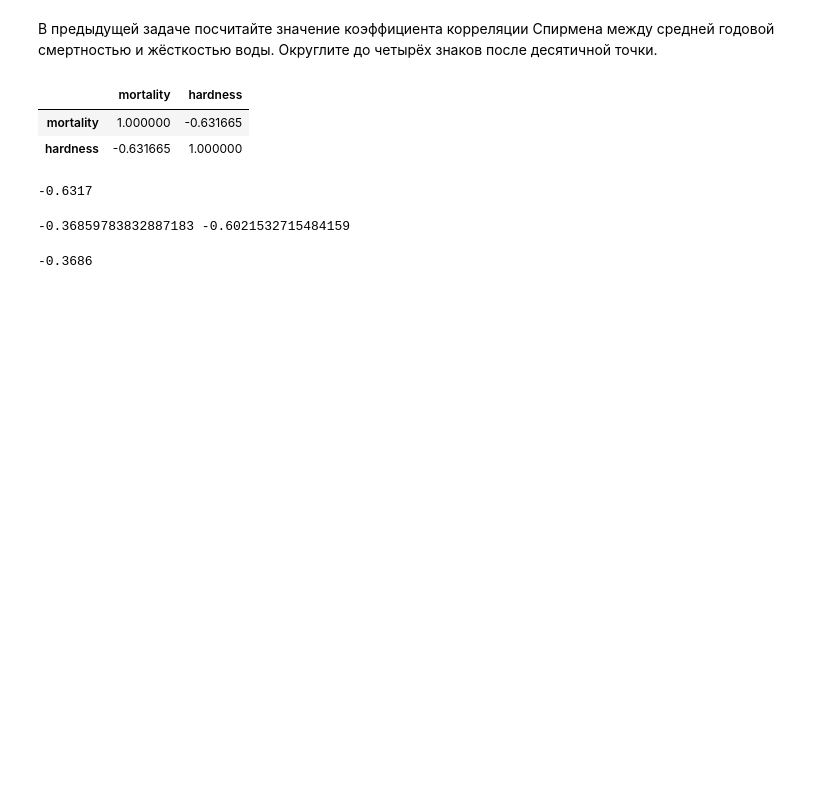
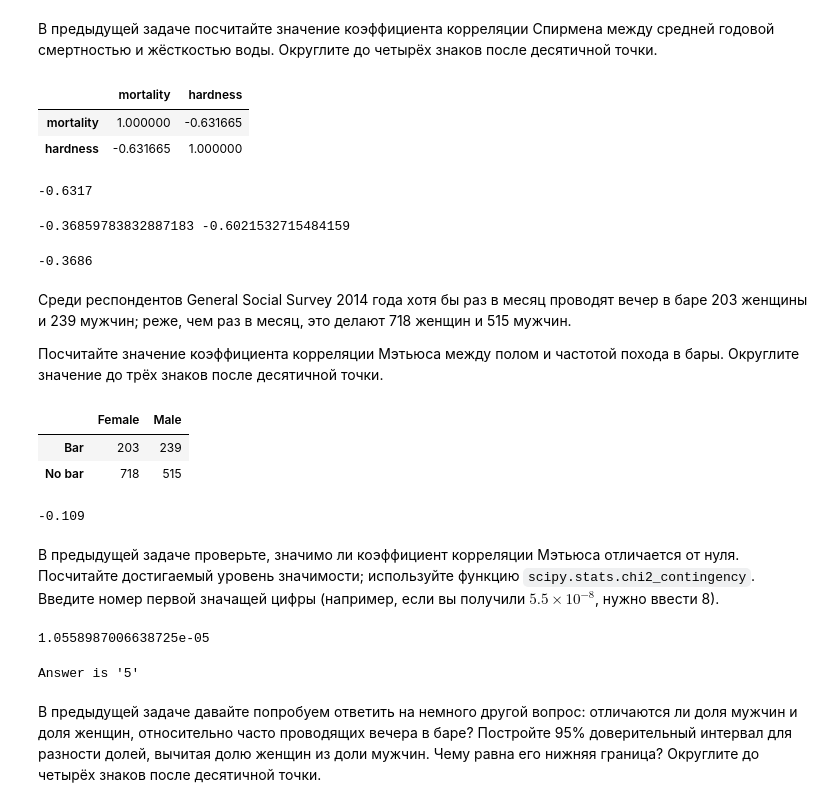
Before and after one commit to kcostya/mipt, a Jupyter notebook: stats-for-data-analysis/week-3-regularities/notebooks/stat.correlation.ipynb, the cells around one changed output. Drawn from its saved outputs; the diff is of its cells as text; code cells hidden in the pictures; blank space fills up the shorter version.

```diff
--- a/stats-for-data-analysis/week-3-regularities/notebooks/stat.correlation.ipynb
+++ b/stats-for-data-analysis/week-3-regularities/notebooks/stat.correlation.ipynb
@@ -198,3 +198,38 @@ data[data.location=='South'].corr()['hardness']['mortality'])
 print("{:.4f}".format(data[data.location=='North'].corr()['hardness']['mortality']))
 # %% [output]
 -0.3686
+# %% [markdown]
+Среди респондентов General Social Survey 2014 года хотя бы раз в месяц проводят вечер в баре 203 женщины и 239 мужчин; реже, чем раз в месяц, это делают 718 женщин и 515 мужчин.
+
+Посчитайте значение коэффициента корреляции Мэтьюса между полом и частотой похода в бары. Округлите значение до трёх знаков после десятичной точки.
+# %%
+pd.DataFrame([[203, 239], [718, 515]], index = ['Bar', 'No bar'], columns = ['Female', 'Male'])
+# %% [output]
+|  | Female | Male |
+| Bar | 203 | 239 |
+| No bar | 718 | 515 |
+# %%
+tp = 203
+tn = 515
+fp = 239
+fn = 718
+
+mcc = (tp*tn - fp*fn) / np.sqrt( (tp + fp)*(tp + fn)*(tn + fp)*(tn + fn) )
+
+print("{:.3f}".format(mcc))
+# %% [output]
+-0.109
+# %% [markdown]
+В предыдущей задаче проверьте, значимо ли коэффициент корреляции Мэтьюса отличается от нуля. Посчитайте достигаемый уровень значимости; используйте функцию `scipy.stats.chi2_contingency`. Введите номер первой значащей цифры (например, если вы получили $5.5\times10^{-8}$, нужно ввести 8).
+# %%
+from scipy.stats import chi2_contingency
+
+chi2_contingency([[203, 239], [718, 515]])[1]
+# %% [output]
+1.0558987006638725e-05
+# %%
+print("Answer is '5'")
+# %% [output]
+Answer is '5'
+# %% [markdown]
+В предыдущей задаче давайте попробуем ответить на немного другой вопрос: отличаются ли доля мужчин и доля женщин, относительно часто проводящих вечера в баре? Постройте 95% доверительный интервал для разности долей, вычитая долю женщин из доли мужчин. Чему равна его нижняя граница? Округлите до четырёх знаков после десятичной точки.
```
